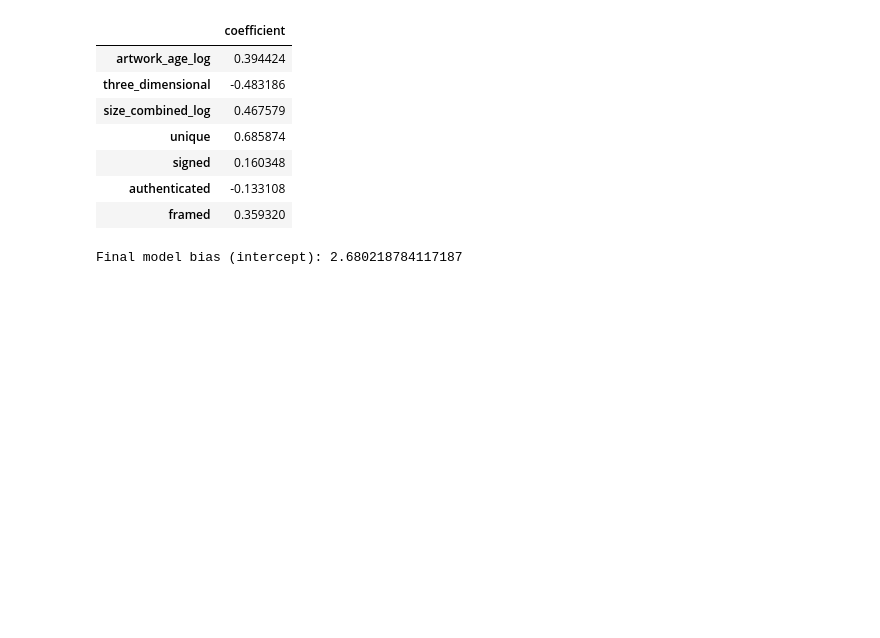
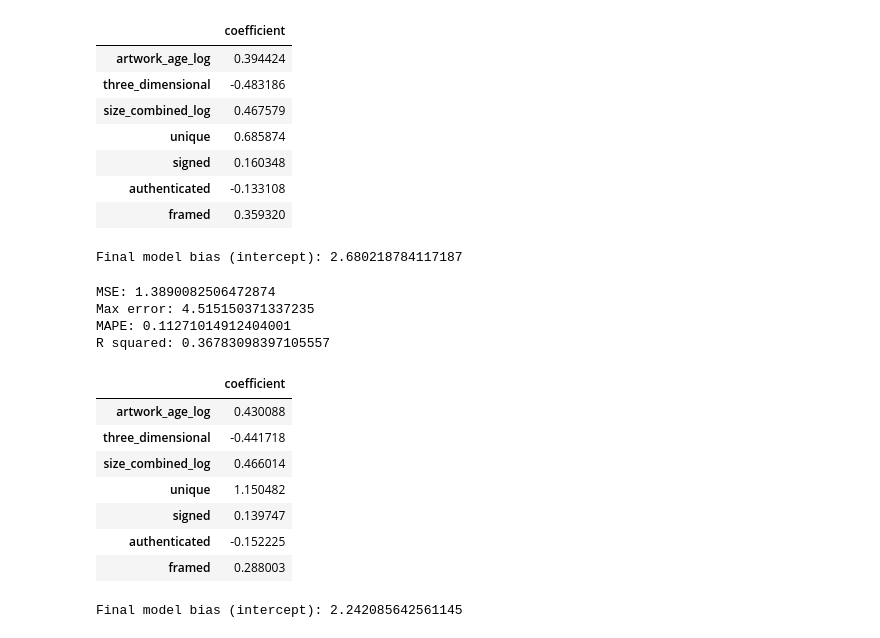
Before and after one commit to studioljw/ArtsyCollector, a Jupyter notebook: artsy_model.ipynb, the cells around one changed output. Saved outputs shown, nothing was run; the diff lists cells and outputs as text; code cells hidden in the pictures; blank space fills up the shorter version.

```diff
--- a/artsy_model.ipynb
+++ b/artsy_model.ipynb
@@ -1286,3 +1290,39 @@ R squared: 0.3573472300695658
 | authenticated | -0.133108 |
 | framed | 0.359320 |
 Final model bias (intercept): 2.680218784117187
+# %%
+# make predictions on the test set
+target_test_pred = simple_model2.predict(predictors_test)
+
+from sklearn import metrics
+
+target_test_loss = metrics.mean_squared_error(target_test, target_test_pred)
+target_test_max_error = metrics.max_error(target_test, target_test_pred)
+target_test_MAPE = metrics.mean_absolute_percentage_error(target_test, target_test_pred)
+target_test_R2 = metrics.r2_score(target_test, target_test_pred, multioutput='variance_weighted')
+
+
+# final metrics
+print(f"MSE: {target_test_loss}")
+print(f"Max error: {target_test_max_error}")
+print(f"MAPE: {target_test_MAPE}")
+print(f"R squared: {target_test_R2}")
+
+# final model parameters
+predictor_coefficients = pd.DataFrame(simple_model.coef_, columns=['coefficient'], index=list(predictors.columns))
+display(predictor_coefficients)
+print(f"Final model bias (intercept): {simple_model.intercept_}")
+# %% [output]
+MSE: 1.3890082506472874
+Max error: 4.515150371337235
+MAPE: 0.11271014912404001
+R squared: 0.36783098397105557
+|  | coefficient |
+| artwork_age_log | 0.430088 |
+| three_dimensional | -0.441718 |
+| size_combined_log | 0.466014 |
+| unique | 1.150482 |
+| signed | 0.139747 |
+| authenticated | -0.152225 |
+| framed | 0.288003 |
+Final model bias (intercept): 2.242085642561145
```
Also changed, not shown: parts of 1 cell of this notebook.
